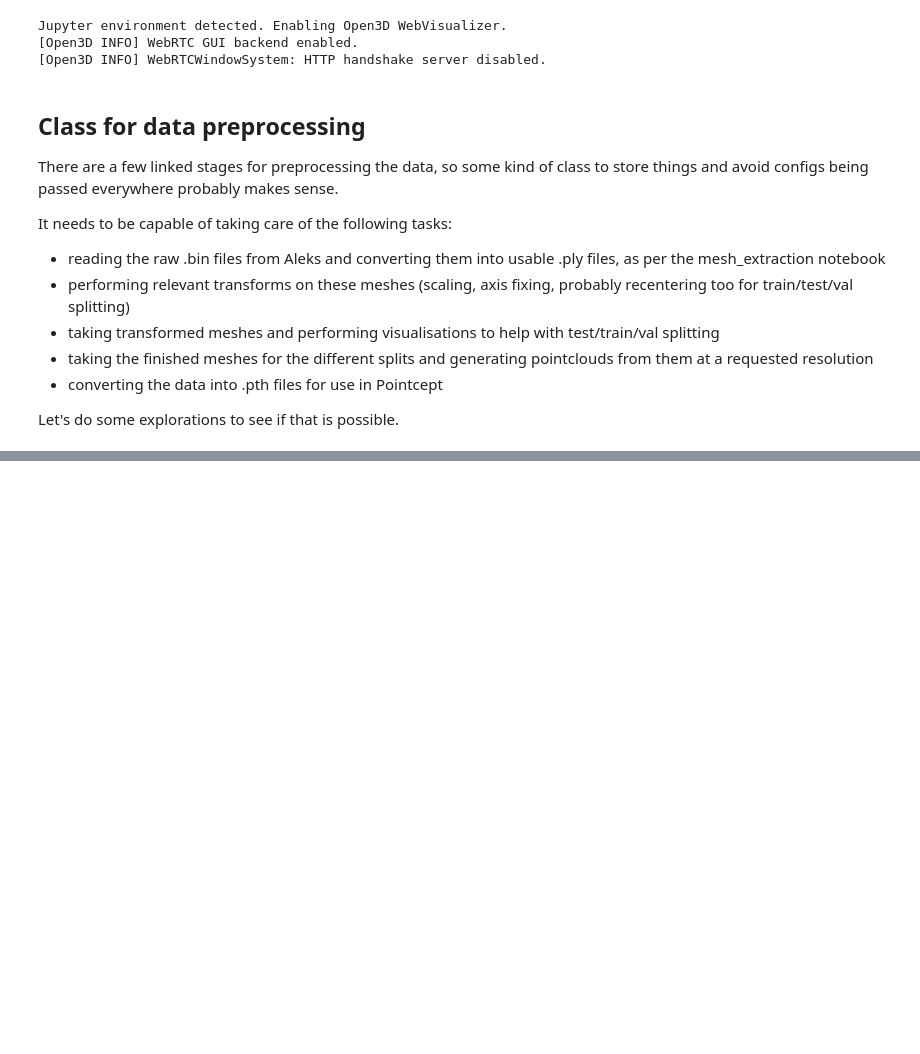
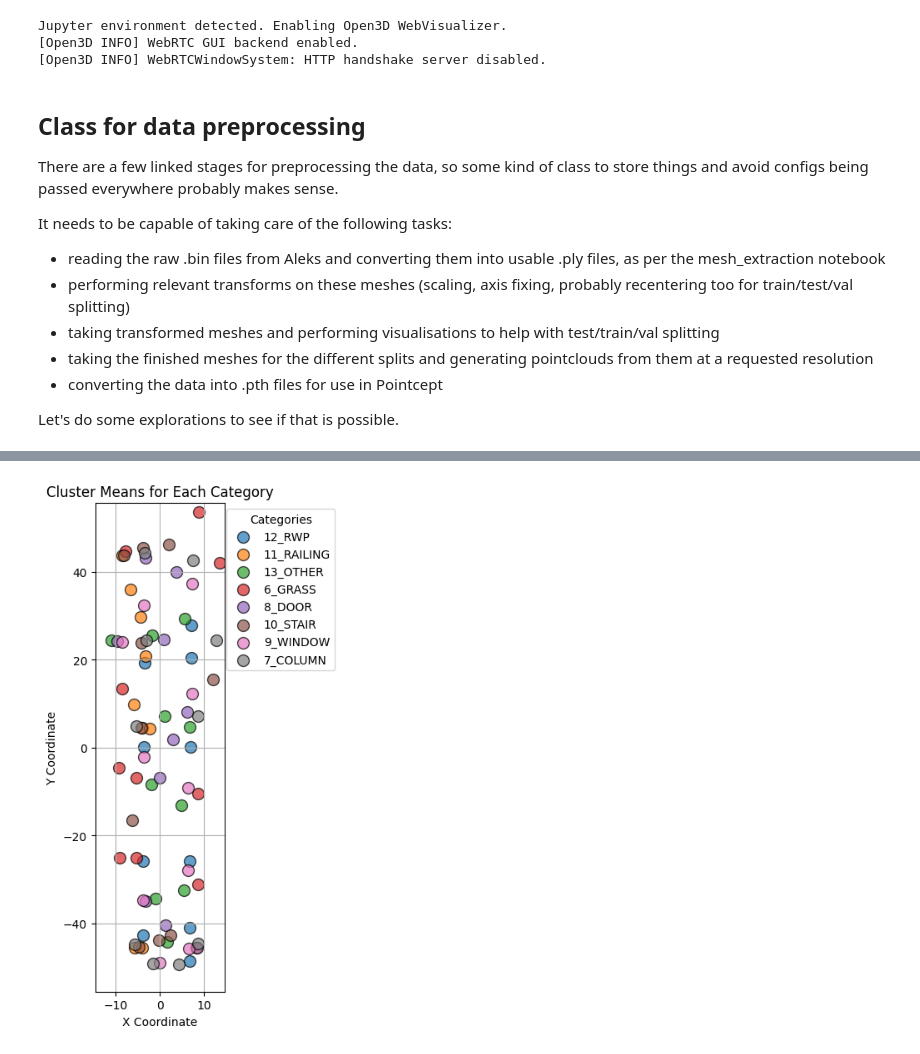
Before and after one commit to Chiark-Collective/Pointcept, a Jupyter notebook: notebooks/data_preprocessing.ipynb, the cells around one changed output, grey strips where cells are left out. Drawn from its saved outputs; the diff is of its cells as text; code cells hidden in the pictures; blank space fills up the shorter version.

```diff
--- a/notebooks/data_preprocessing.ipynb
+++ b/notebooks/data_preprocessing.ipynb
@@ -377,0 +435,4 @@ plt.show()
+# %%
+cs = p.generate_cluster_density_arrays(8, 10, normalize_by_area=False)
+p.plot_cluster_means(cs)
+# %% [output]
@@ -377,0 +450 @@ plt.show()
+[figure, added]
```
Also changed, not shown: parts of 18 cells of this notebook.
